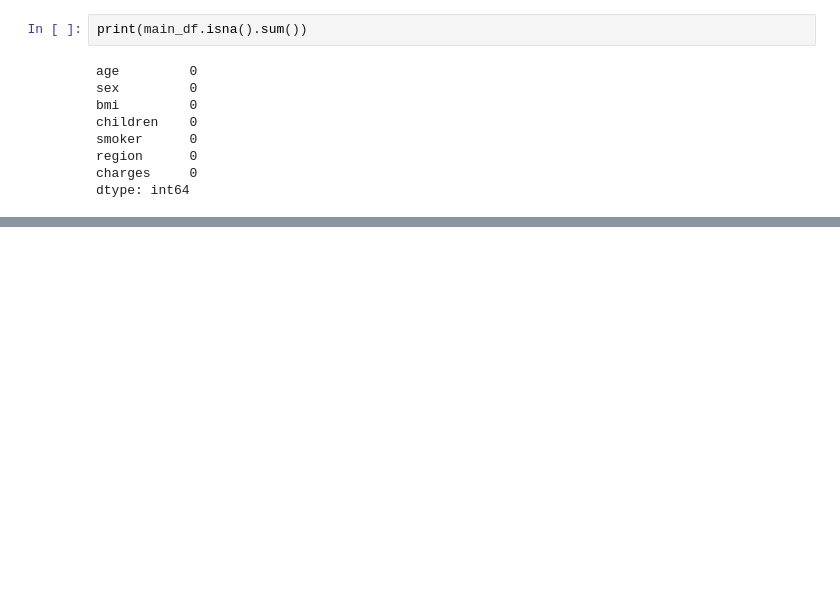
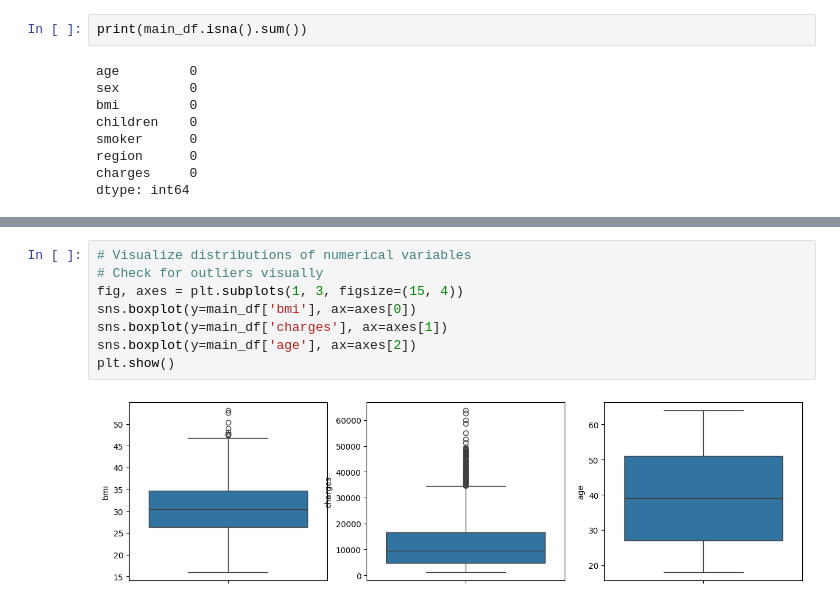
Before and after one commit to aetabid/medical_insurance_cost_prediction, a Jupyter notebook: notebooks/01_explore_clean.ipynb, the cells around one changed output, grey strips where cells are left out. Saved outputs shown, nothing was run; the diff lists cells and outputs as text; blank space fills up the shorter version.

```diff
--- a/notebooks/01_explore_clean.ipynb
+++ b/notebooks/01_explore_clean.ipynb
@@ -105,0 +121,10 @@ Name: charges, dtype: float64
+# %%
+# Visualize distributions of numerical variables
+# Check for outliers visually
+fig, axes = plt.subplots(1, 3, figsize=(15, 4))
+sns.boxplot(y=main_df['bmi'], ax=axes[0])
+sns.boxplot(y=main_df['charges'], ax=axes[1])
+sns.boxplot(y=main_df['age'], ax=axes[2])
+plt.show()
+# %% [output]
+[figure, added]
```
Also changed, not shown: parts of 8 cells of this notebook.
